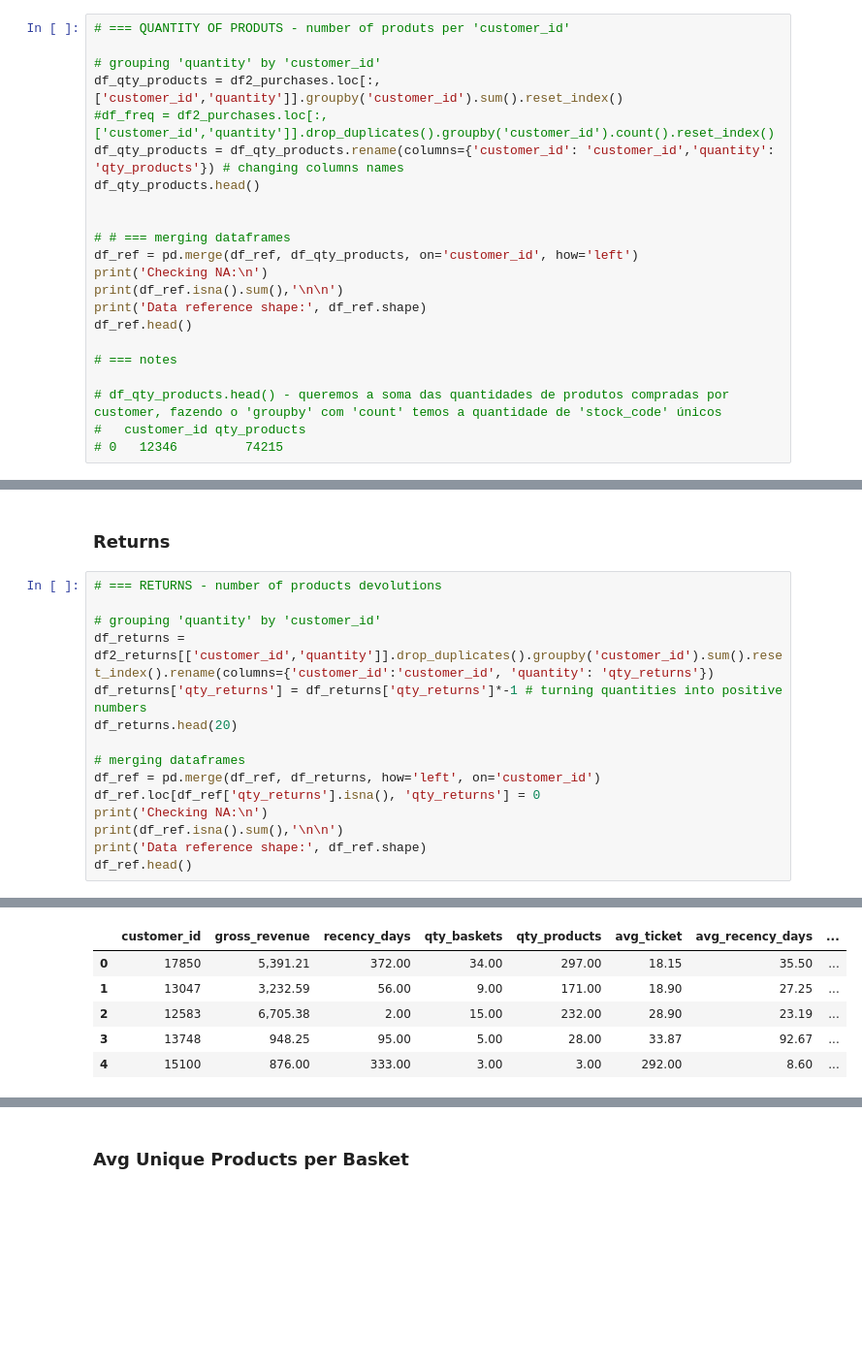
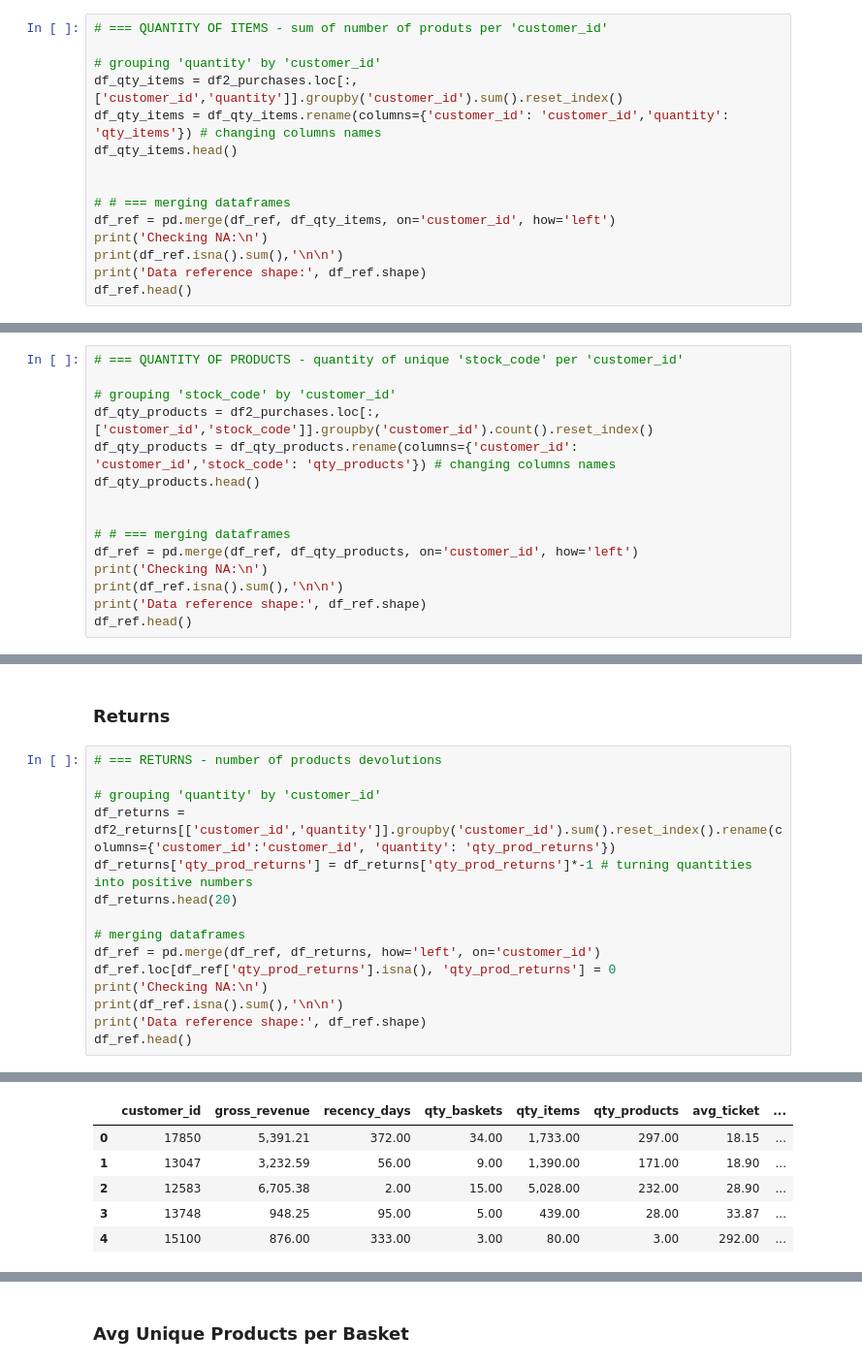
Before and after one commit to marianaborgal/P005_CustomerClustering, a Jupyter notebook: notebooks/c0.4-mba-live31-Feature-Engineering-I.ipynb, the cells around one changed output, grey strips where cells are left out. Shown: that part at 97% size. Drawn from its saved outputs; the diff is of its cells as text; blank space fills up the shorter version.

```diff
--- a/notebooks/c0.4-mba-live31-Feature-Engineering-I.ipynb
+++ b/notebooks/c0.4-mba-live31-Feature-Engineering-I.ipynb
@@ -528,23 +529,16 @@ Data reference shape: (5787, 4)
 # %%
-# === QUANTITY OF PRODUTS - number of produts per 'customer_id'
+# === QUANTITY OF ITEMS - sum of number of produts per 'customer_id'
 
 # grouping 'quantity' by 'customer_id'
-df_qty_products = df2_purchases.loc[:, ['customer_id','quantity']].groupby('customer_id').sum().reset_index()
-#df_freq = df2_purchases.loc[:, ['customer_id','quantity']].drop_duplicates().groupby('customer_id').count().reset_index()
-df_qty_products = df_qty_products.rename(columns={'customer_id': 'customer_id','quantity': 'qty_products'}) # changing columns names
-df_qty_products.head()
+df_qty_items = df2_purchases.loc[:, ['customer_id','quantity']].groupby('customer_id').sum().reset_index()
+df_qty_items = df_qty_items.rename(columns={'customer_id': 'customer_id','quantity': 'qty_items'}) # changing columns names
+df_qty_items.head()
 
 
 # # === merging dataframes
-df_ref = pd.merge(df_ref, df_qty_products, on='customer_id', how='left')
+df_ref = pd.merge(df_ref, df_qty_items, on='customer_id', how='left')
 print('Checking NA:\n')
 print(df_ref.isna().sum(),'\n\n')
 print('Data reference shape:', df_ref.shape)
 df_ref.head()
-
-# === notes
-
-# df_qty_products.head() - queremos a soma das quantidades de produtos compradas por customer, fazendo o 'groupby' com 'count' temos a quantidade de 'stock_code' únicos
-# 	customer_id	qty_products
-# 0	  12346       	74215
 # %% [output]
@@ -556,0 +564,15 @@ df_ref.head()
+# %%
+# === QUANTITY OF PRODUCTS - quantity of unique 'stock_code' per 'customer_id'
+
+# grouping 'stock_code' by 'customer_id'
+df_qty_products = df2_purchases.loc[:, ['customer_id','stock_code']].groupby('customer_id').count().reset_index()
+df_qty_products = df_qty_products.rename(columns={'customer_id': 'customer_id','stock_code': 'qty_products'}) # changing columns names
+df_qty_products.head()
+
+
+# # === merging dataframes
+df_ref = pd.merge(df_ref, df_qty_products, on='customer_id', how='left')
+print('Checking NA:\n')
+print(df_ref.isna().sum(),'\n\n')
+print('Data reference shape:', df_ref.shape)
+df_ref.head()
@@ -694,13 +738,13 @@ Data reference shape: (5787, 8)
 # === RETURNS - number of products devolutions
 
 # grouping 'quantity' by 'customer_id'
-df_returns = df2_returns[['customer_id','quantity']].drop_duplicates().groupby('customer_id').sum().reset_index().rename(columns={'customer_id':'customer_id', 'quantity': 'qty_returns'})
-df_returns['qty_returns'] = df_returns['qty_returns']*-1 # turning quantities into positive numbers
+df_returns = df2_returns[['customer_id','quantity']].groupby('customer_id').sum().reset_index().rename(columns={'customer_id':'customer_id', 'quantity': 'qty_prod_returns'})
+df_returns['qty_prod_returns'] = df_returns['qty_prod_returns']*-1 # turning quantities into positive numbers
 df_returns.head(20)
 
 # merging dataframes
 df_ref = pd.merge(df_ref, df_returns, how='left', on='customer_id')
-df_ref.loc[df_ref['qty_returns'].isna(), 'qty_returns'] = 0
+df_ref.loc[df_ref['qty_prod_returns'].isna(), 'qty_prod_returns'] = 0
 print('Checking NA:\n')
 print(df_ref.isna().sum(),'\n\n')
 print('Data reference shape:', df_ref.shape)
@@ -724,6 +769,6 @@ Data reference shape: (5787, 9)
-|  | customer_id | gross_revenue | recency_days | qty_baskets | qty_products | avg_ticket | avg_recency_days | ... |
-| 0 | 17850 | 5,391.21 | 372.00 | 34.00 | 297.00 | 18.15 | 35.50 | ... |
-| 1 | 13047 | 3,232.59 | 56.00 | 9.00 | 171.00 | 18.90 | 27.25 | ... |
-| 2 | 12583 | 6,705.38 | 2.00 | 15.00 | 232.00 | 28.90 | 23.19 | ... |
-| 3 | 13748 | 948.25 | 95.00 | 5.00 | 28.00 | 33.87 | 92.67 | ... |
-| 4 | 15100 | 876.00 | 333.00 | 3.00 | 3.00 | 292.00 | 8.60 | ... |
+|  | customer_id | gross_revenue | recency_days | qty_baskets | qty_items | qty_products | avg_ticket | ... |
+| 0 | 17850 | 5,391.21 | 372.00 | 34.00 | 1,733.00 | 297.00 | 18.15 | ... |
+| 1 | 13047 | 3,232.59 | 56.00 | 9.00 | 1,390.00 | 171.00 | 18.90 | ... |
+| 2 | 12583 | 6,705.38 | 2.00 | 15.00 | 5,028.00 | 232.00 | 28.90 | ... |
+| 3 | 13748 | 948.25 | 95.00 | 5.00 | 439.00 | 28.00 | 33.87 | ... |
+| 4 | 15100 | 876.00 | 333.00 | 3.00 | 80.00 | 3.00 | 292.00 | ... |
```
Also changed, not shown: parts of 27 cells of this notebook, 9 other files.
